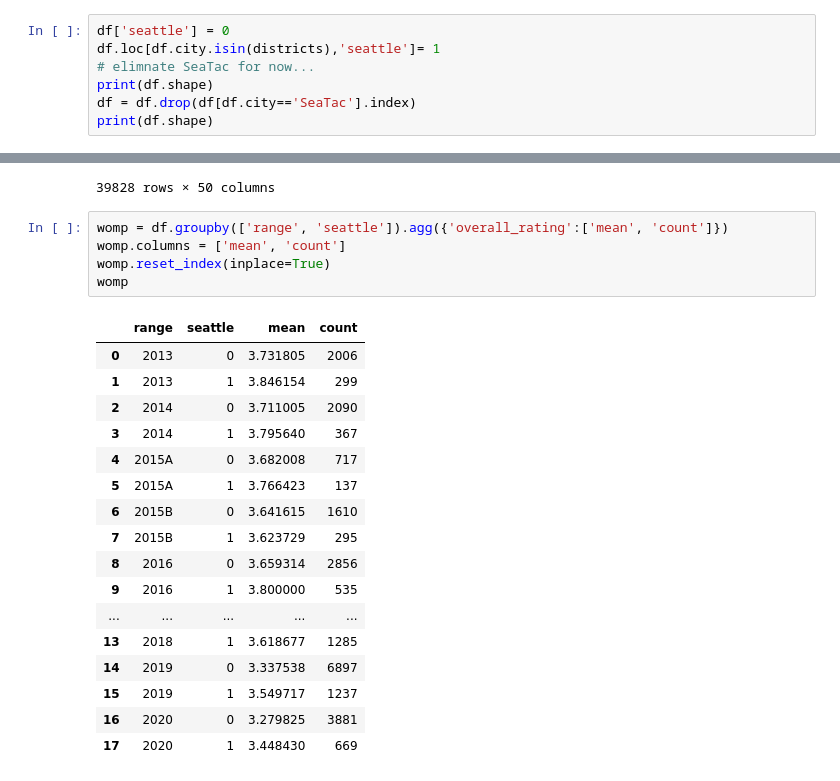
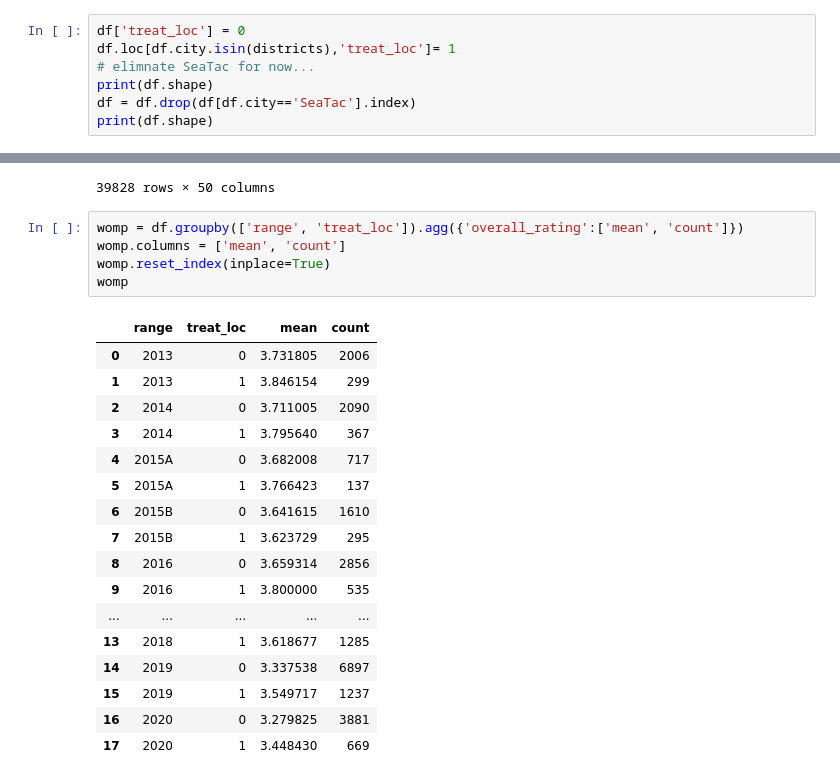
Before and after one commit to catabia/cs391_spring21, a Jupyter notebook: wash_indeed_5_15_21.ipynb, the cells around one changed output, grey strips where cells are left out. Cells and saved outputs as stored; diff of their text form.

```diff
--- a/wash_indeed_5_15_21.ipynb
+++ b/wash_indeed_5_15_21.ipynb
@@ -76,8 +76,8 @@ districts = ['Seattle', 'North Seattle', 'Northgate', 'Lake City', 'North Seattl
                 'Madrona', 'Harrison', 'Denny-Blaine', 'South End', 'Rainier Valley', 'Columbia City',
                 'Seward Park', 'Beacon Hill', 'West Seattle', 'Delridge', 'Georgetown', 'Southeast Seattle']
 # %%
-df['seattle'] = 0
-df.loc[df.city.isin(districts),'seattle']= 1
+df['treat_loc'] = 0
+df.loc[df.city.isin(districts),'treat_loc']= 1
 # elimnate SeaTac for now...
 print(df.shape)
 df = df.drop(df[df.city=='SeaTac'].index)
@@ -314,12 +314,12 @@ df
 | 42495 | Indeed | 160 | 5/7/21 | 160_winco_foods_05_07_21 | indeed_05_07_21_winco_foods_920.htm | www.indeed.com/cmp/Winco-Foods/re... | 920 | ... |
 39828 rows × 50 columns
 # %%
-womp = df.groupby(['range', 'seattle']).agg({'overall_rating':['mean', 'count']})
+womp = df.groupby(['range', 'treat_loc']).agg({'overall_rating':['mean', 'count']})
 womp.columns = ['mean', 'count']
 womp.reset_index(inplace=True)
 womp
 # %% [output]
-|  | range | seattle | mean | count |
+|  | range | treat_loc | mean | count |
 | 0 | 2013 | 0 | 3.731805 | 2006 |
 | 1 | 2013 | 1 | 3.846154 | 299 |
 | 2 | 2014 | 0 | 3.711005 | 2090 |
```
Also changed, not shown: parts of 12 cells of this notebook.
